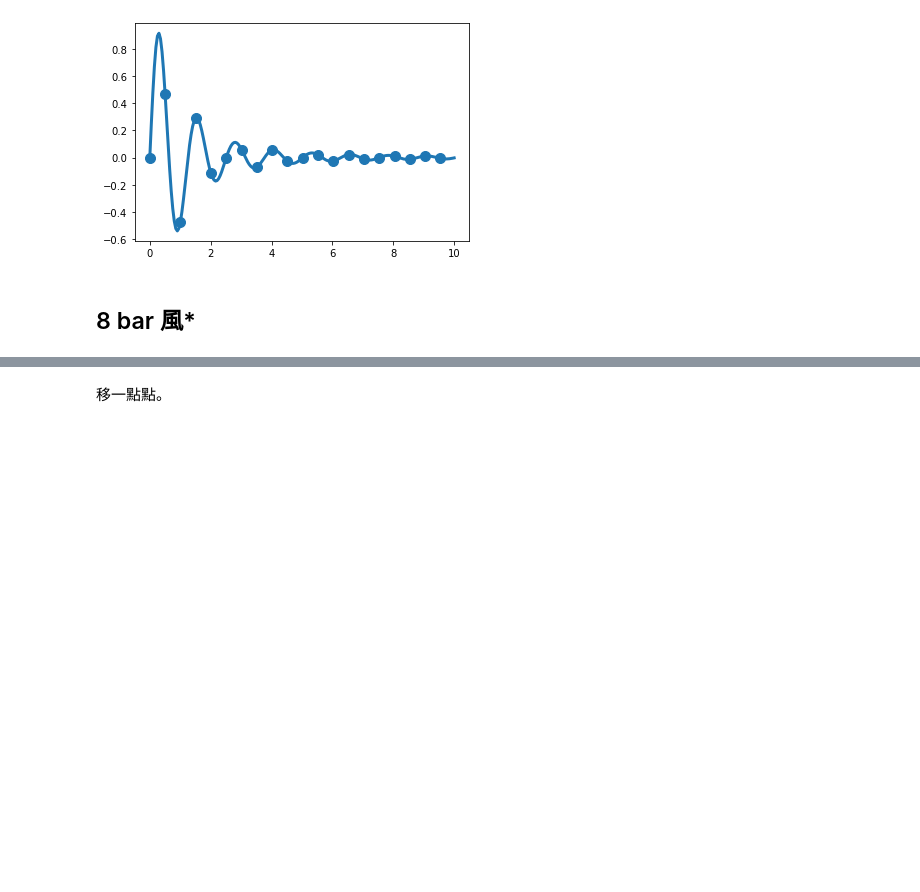
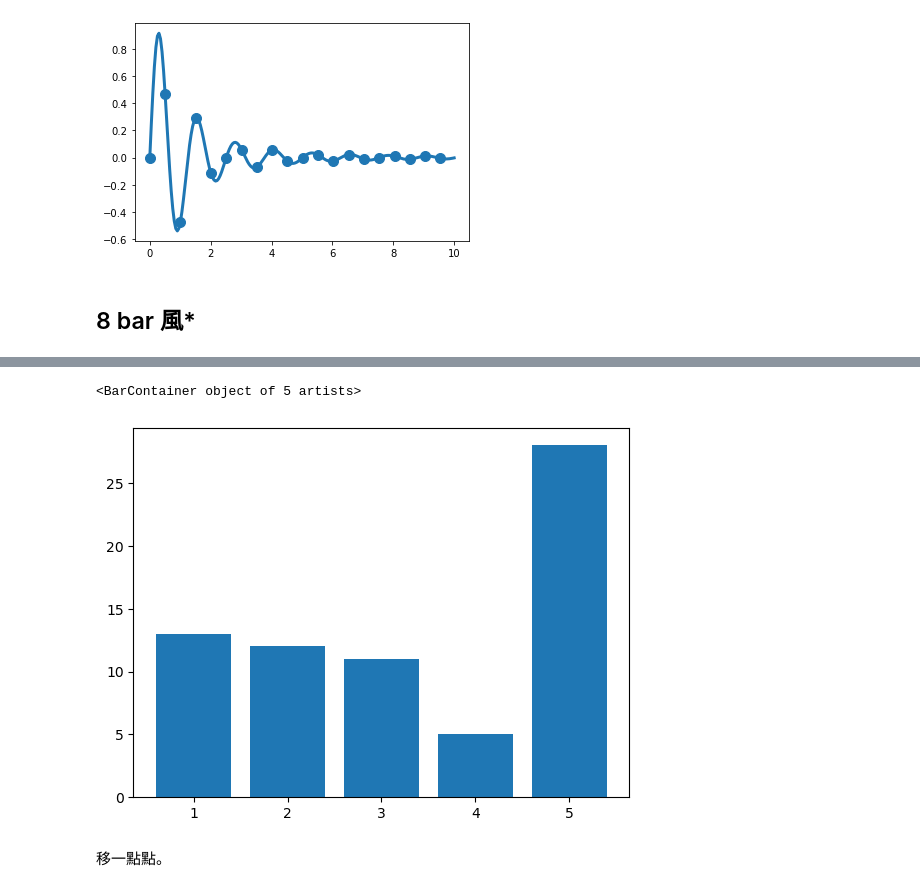
Before and after one commit to Yueh0315/IMLP, a Jupyter notebook: Unit02/2.3.2_Matplotlib資料視覺化.ipynb, the cells around one changed output, grey strips where cells are left out. Drawn from its saved outputs; the diff is of its cells as text; code cells hidden in the pictures; blank space fills up the shorter version.

```diff
--- a/Unit02/2.3.2_Matplotlib資料視覺化.ipynb
+++ b/Unit02/2.3.2_Matplotlib資料視覺化.ipynb
@@ -268,2 +265,7 @@ plt.plot(x,y,c='y', lw=4, marker='o', markersize=10, markerfacecolor='r', marker
+# %%
+plt.bar(range(1,6), np.random.randint(1,30,5))
+# %% [output]
+<BarContainer object of 5 artists>
+[figure, added]
 # %% [markdown]
 移一點點。
```
Also changed, not shown: parts of 5 cells of this notebook.
